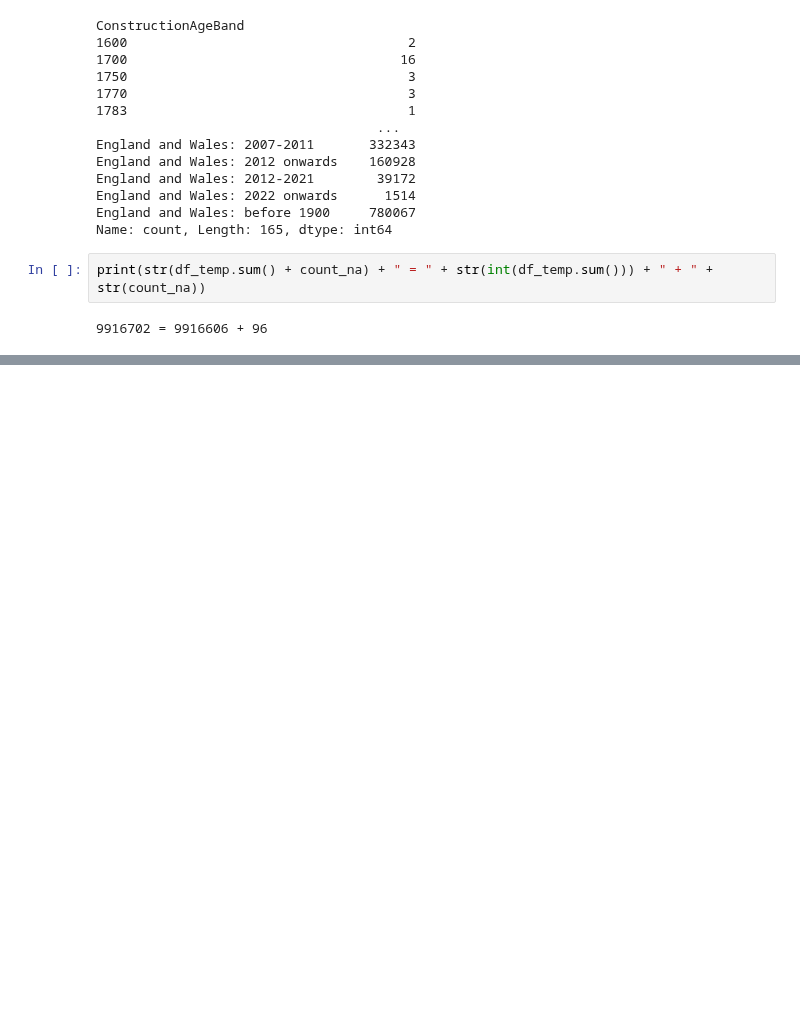
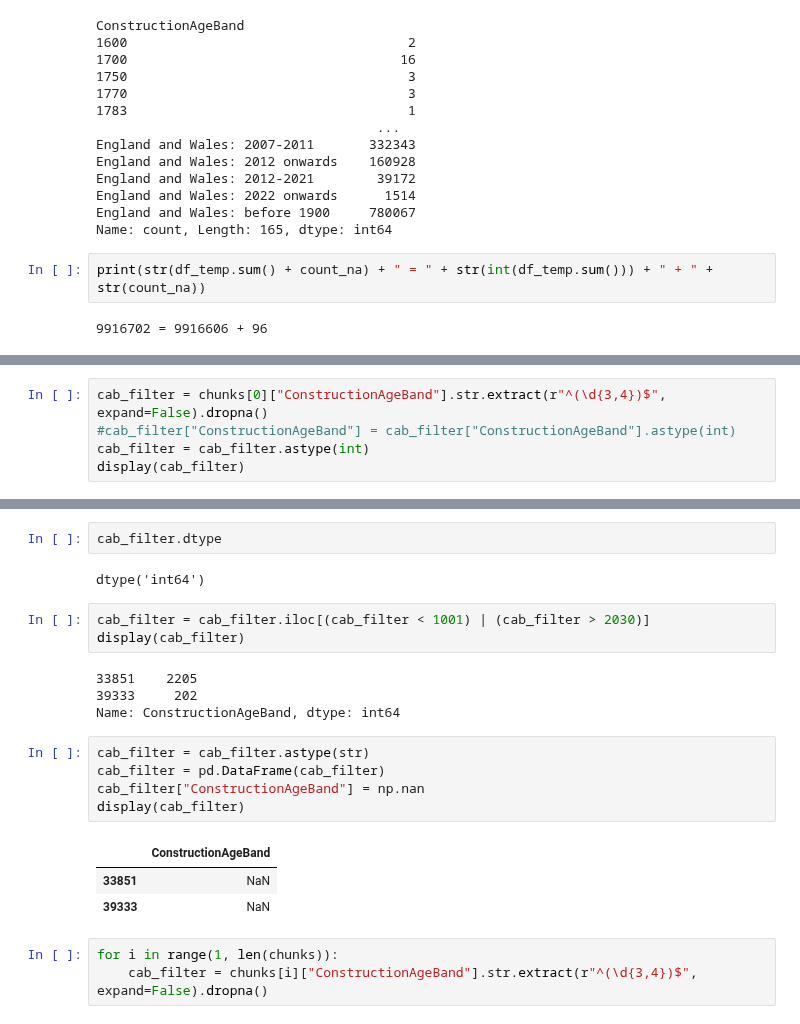
Before and after one commit to iaspidem/epc-learn, a Jupyter notebook: preprocess.ipynb, the cells around one changed output, grey strips where cells are left out. Cells and saved outputs as stored; diff of their text form; blank space fills up the shorter version.

```diff
--- a/preprocess.ipynb
+++ b/preprocess.ipynb
@@ -660,0 +691,5 @@ print(str(df_temp.sum() + count_na) + " = " + str(int(df_temp.sum())) + " + " +
+# %%
+cab_filter = chunks[0]["ConstructionAgeBand"].str.extract(r"^(\d{3,4})$", expand=False).dropna()
+#cab_filter["ConstructionAgeBand"] = cab_filter["ConstructionAgeBand"].astype(int)
+cab_filter = cab_filter.astype(int)
+display(cab_filter)
@@ -660,0 +709,23 @@ print(str(df_temp.sum() + count_na) + " = " + str(int(df_temp.sum())) + " + " +
+# %%
+cab_filter.dtype
+# %% [output]
+dtype('int64')
+# %%
+cab_filter = cab_filter.iloc[(cab_filter < 1001) | (cab_filter > 2030)]
+display(cab_filter)
+# %% [output]
+33851    2205
+39333     202
+Name: ConstructionAgeBand, dtype: int64
+# %%
+cab_filter = cab_filter.astype(str)
+cab_filter = pd.DataFrame(cab_filter)
+cab_filter["ConstructionAgeBand"] = np.nan
+display(cab_filter)
+# %% [output]
+|  | ConstructionAgeBand |
+| 33851 | NaN |
+| 39333 | NaN |
+# %%
+for i in range(1, len(chunks)):
+    cab_filter = chunks[i]["ConstructionAgeBand"].str.extract(r"^(\d{3,4})$", expand=False).dropna()
```
Also changed, not shown: parts of 6 cells of this notebook.
